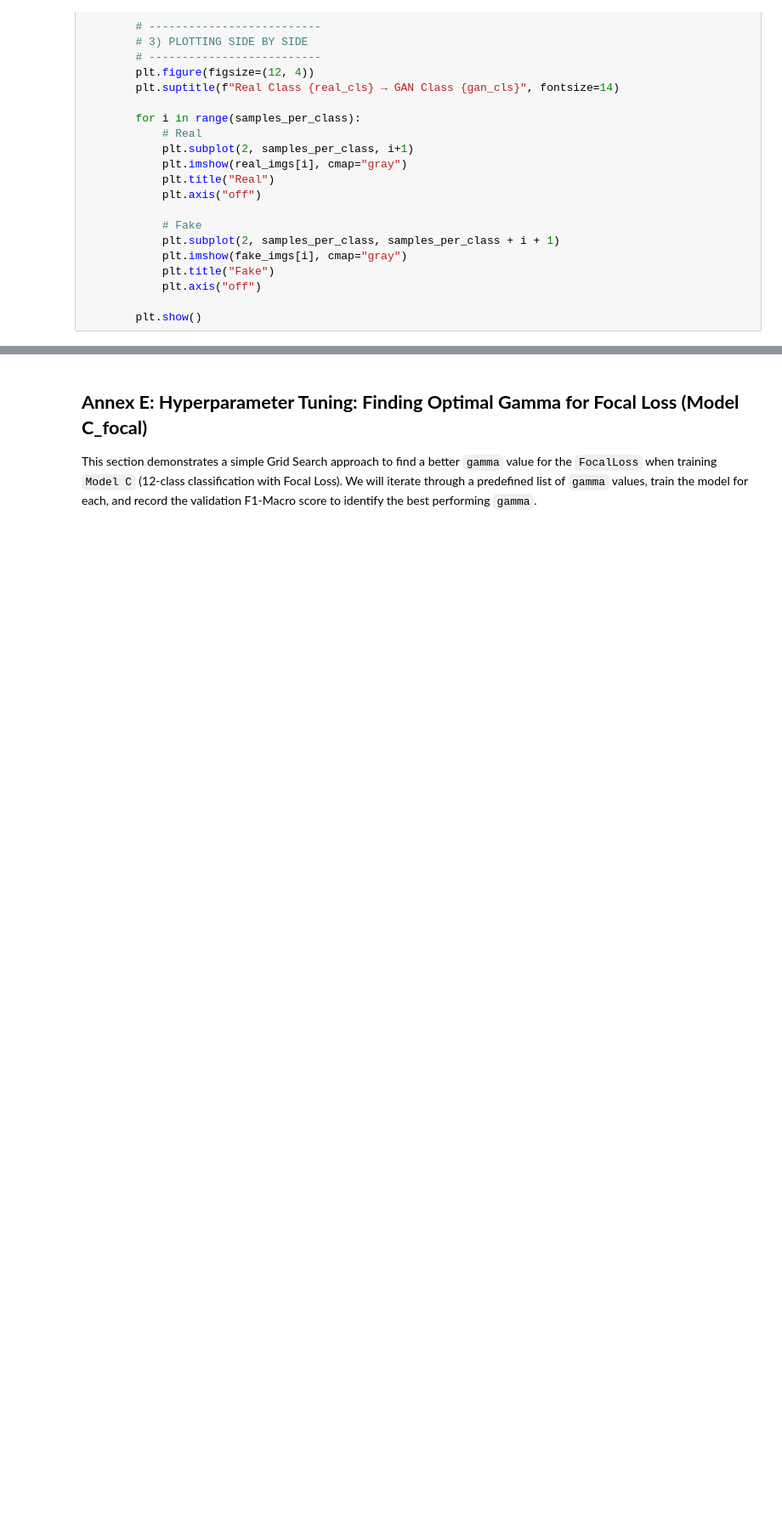
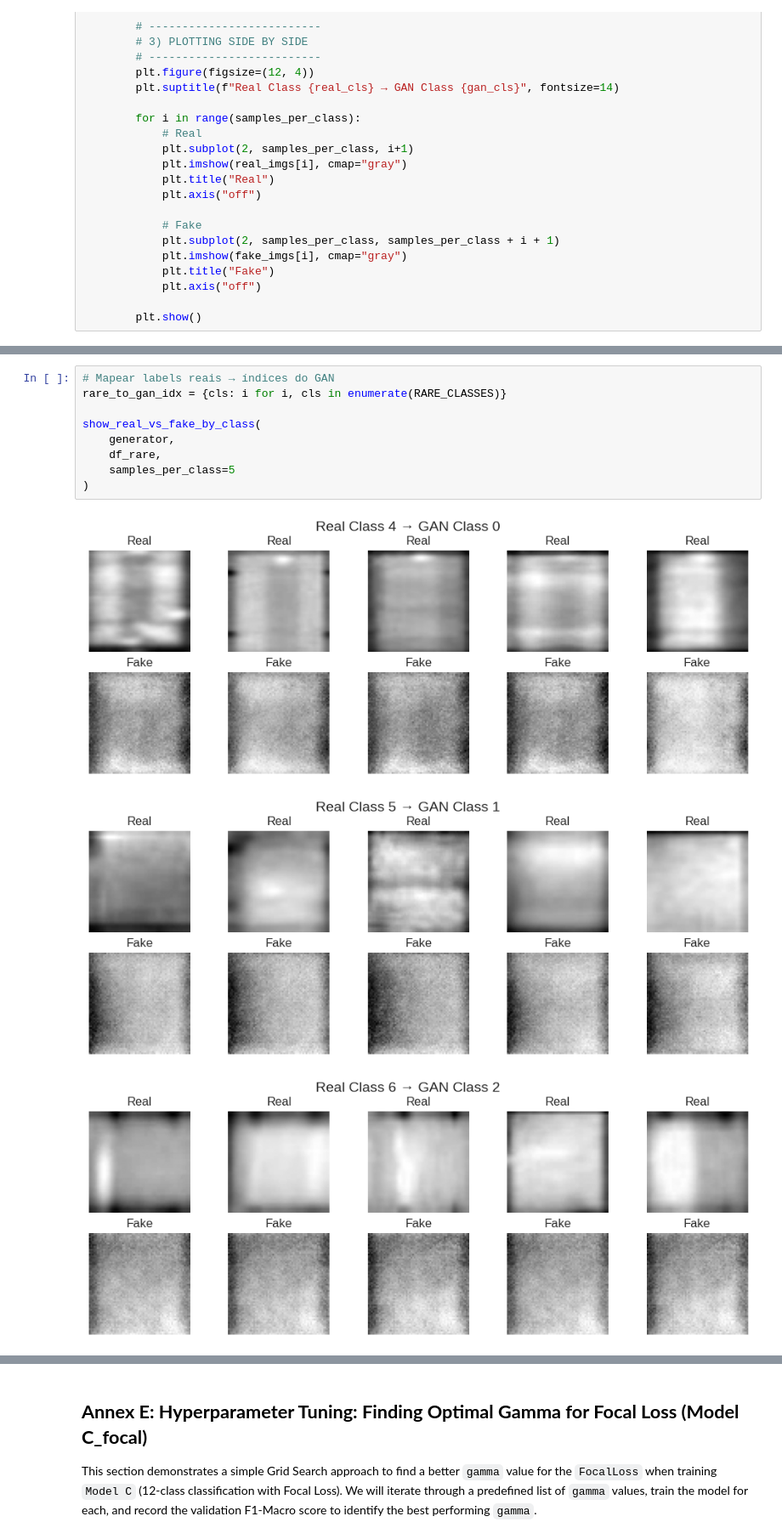
Before and after one commit to FM11pp3/VC_0312, a Jupyter notebook: [Final Version] [M.EGI026] Assignment 2.ipynb, the cells around one changed output, grey strips where cells are left out. Shown at 85% size. Cells and saved outputs as stored; diff of their text form; blank space fills up the shorter version.

```diff
--- a/[Final Version] [M.EGI026] Assignment 2.ipynb
+++ b/[Final Version] [M.EGI026] Assignment 2.ipynb
@@ -2739,0 +2594,13 @@ dtype: int64
+# %%
+# Mapear labels reais → índices do GAN
+rare_to_gan_idx = {cls: i for i, cls in enumerate(RARE_CLASSES)}
+
+show_real_vs_fake_by_class(
+    generator,
+    df_rare,
+    samples_per_class=5
+)
+# %% [output]
+[figure, added]
+[figure, added]
+[figure, added]
```
Also changed, not shown: parts of 11 cells of this notebook.
